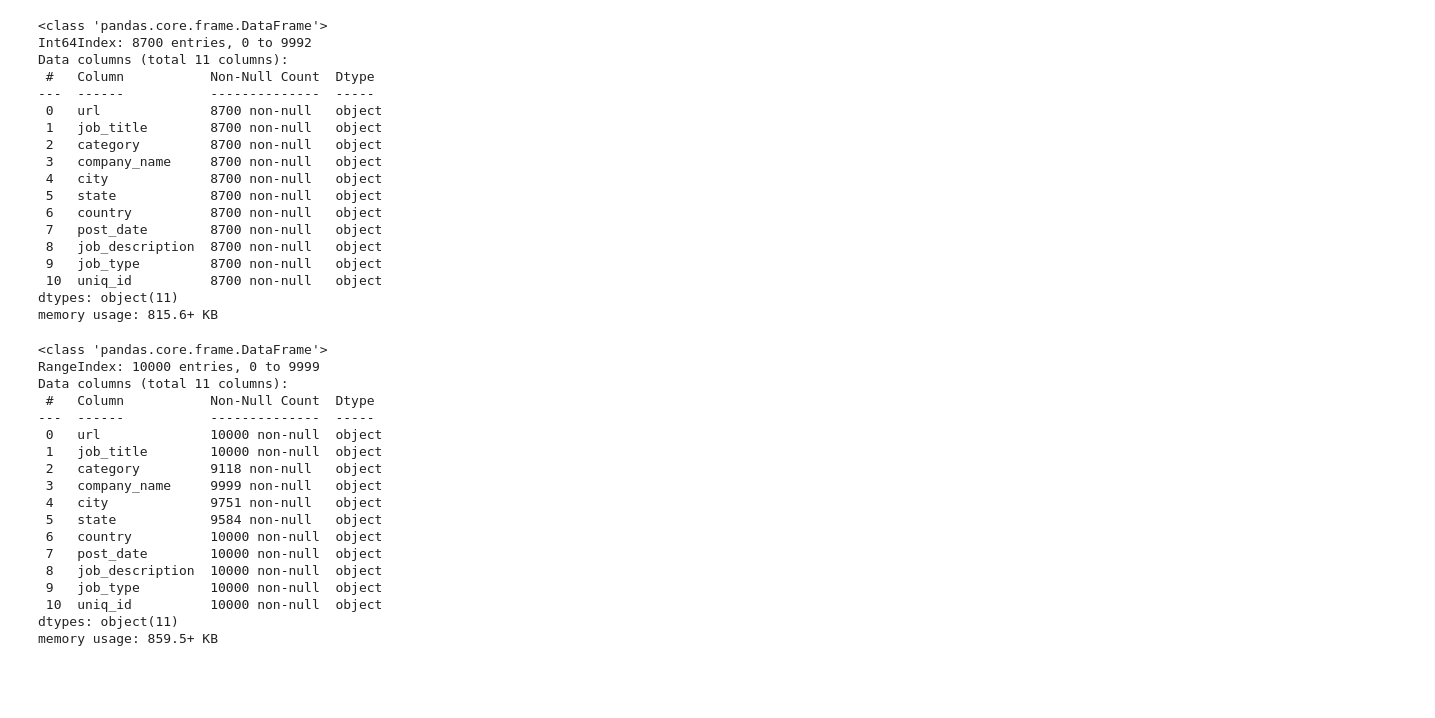
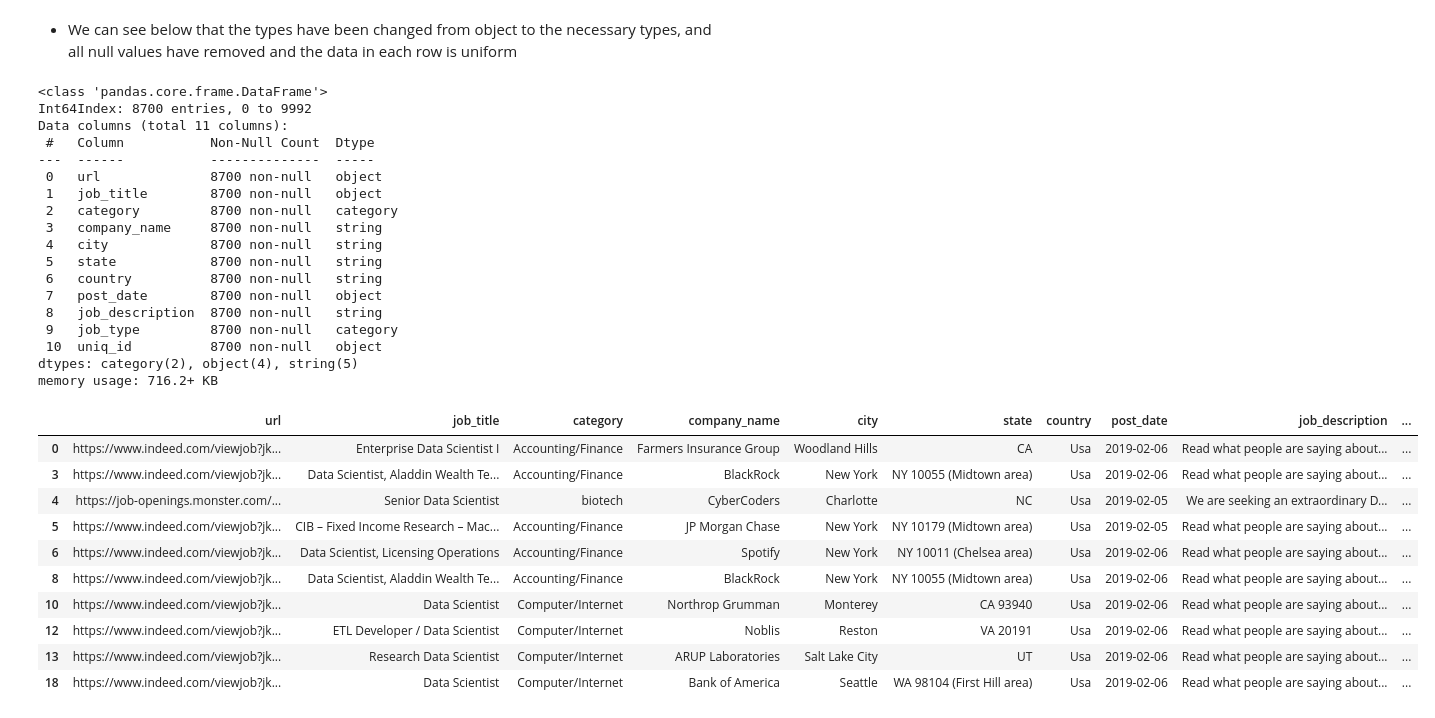
Before and after one commit to wendionwuakpa/jobpostingsproj, a Jupyter notebook: DS_3000_Project.ipynb, the cells around one changed output. Saved outputs shown, nothing was run; the diff lists cells and outputs as text; code cells hidden in the pictures; blank space fills up the shorter version.

```diff
--- a/DS_3000_Project.ipynb
+++ b/DS_3000_Project.ipynb
@@ -11,43 +28,32 @@ df = df.drop(columns  = drop_cols)
-# %%
-df = df.dropna(axis = 0, how = 'any', subset = None, inplace = False)
-df.info()
-# %% [output]
-<class 'pandas.core.frame.DataFrame'>
-Int64Index: 8700 entries, 0 to 9992
-Data columns (total 11 columns):
- #   Column           Non-Null Count  Dtype
----  ------           --------------  -----
- 0   url              8700 non-null   object
- 1   job_title        8700 non-null   object
- 2   category         8700 non-null   object
- 3   company_name     8700 non-null   object
- 4   city             8700 non-null   object
- 5   state            8700 non-null   object
- 6   country          8700 non-null   object
- 7   post_date        8700 non-null   object
- 8   job_description  8700 non-null   object
- 9   job_type         8700 non-null   object
- 10  uniq_id          8700 non-null   object
-dtypes: object(11)
-memory usage: 815.6+ KB
+# %%
+#change the types of the columns from object to necessary type
+df['category'] = df['category'].astype('category')
+df['company_name'] = df['company_name'].astype('string')
+df['city'] = df['city'].astype('string')
+df['state'] = df['state'].astype('string')
+df['country'] = df['country'].astype('string')
+df['job_type'] = df['job_type'].astype('category')
+df['job_description'] = df['job_description'].astype('string')
+# %% [markdown]
+- We can see below that the types have been changed from object to the necessary types, and all null values have removed and the data in each row is uniform
 # %%
 df.info()
 # %% [output]
 <class 'pandas.core.frame.DataFrame'>
-RangeIndex: 10000 entries, 0 to 9999
+Int64Index: 8700 entries, 0 to 9992
 Data columns (total 11 columns):
  #   Column           Non-Null Count  Dtype
 ---  ------           --------------  -----
- 0   url              10000 non-null  object
- 1   job_title        10000 non-null  object
- 2   category         9118 non-null   object
- 3   company_name     9999 non-null   object
- 4   city             9751 non-null   object
- 5   state            9584 non-null   object
- 6   country          10000 non-null  object
- 7   post_date        10000 non-null  object
- 8   job_description  10000 non-null  object
- 9   job_type         10000 non-null  object
- 10  uniq_id          10000 non-null  object
-dtypes: object(11)
-memory usage: 859.5+ KB
+ 0   url              8700 non-null   object
+ 1   job_title        8700 non-null   object
+ 2   category         8700 non-null   category
+ 3   company_name     8700 non-null   string
+ 4   city             8700 non-null   string
+ 5   state            8700 non-null   string
+ 6   country          8700 non-null   string
+ 7   post_date        8700 non-null   object
+ 8   job_description  8700 non-null   string
+ 9   job_type         8700 non-null   category
+ 10  uniq_id          8700 non-null   object
+dtypes: category(2), object(4), string(5)
+memory usage: 716.2+ KB
@@ -61,0 +60,14 @@ df['job_type'] = df['job_type'].astype('category')
+# %%
+df.head(10)
+# %% [output]
+|  | url | job_title | category | company_name | city | state | country | post_date | job_description | ... |
+| 0 | https://www.indeed.com/viewjob?jk... | Enterprise Data Scientist I | Accounting/Finance | Farmers Insurance Group | Woodland Hills | CA | Usa | 2019-02-06 | Read what people are saying about... | ... |
+| 3 | https://www.indeed.com/viewjob?jk... | Data Scientist, Aladdin Wealth Te... | Accounting/Finance | BlackRock | New York | NY 10055 (Midtown area) | Usa | 2019-02-06 | Read what people are saying about... | ... |
+| 4 | https://job-openings.monster.com/... | Senior Data Scientist | biotech | CyberCoders | Charlotte | NC | Usa | 2019-02-05 | We are seeking an extraordinary D... | ... |
+| 5 | https://www.indeed.com/viewjob?jk... | CIB – Fixed Income Research – Mac... | Accounting/Finance | JP Morgan Chase | New York | NY 10179 (Midtown area) | Usa | 2019-02-05 | Read what people are saying about... | ... |
+| 6 | https://www.indeed.com/viewjob?jk... | Data Scientist, Licensing Operations | Accounting/Finance | Spotify | New York | NY 10011 (Chelsea area) | Usa | 2019-02-06 | Read what people are saying about... | ... |
+| 8 | https://www.indeed.com/viewjob?jk... | Data Scientist, Aladdin Wealth Te... | Accounting/Finance | BlackRock | New York | NY 10055 (Midtown area) | Usa | 2019-02-06 | Read what people are saying about... | ... |
+| 10 | https://www.indeed.com/viewjob?jk... | Data Scientist | Computer/Internet | Northrop Grumman | Monterey | CA 93940 | Usa | 2019-02-06 | Read what people are saying about... | ... |
+| 12 | https://www.indeed.com/viewjob?jk... | ETL Developer / Data Scientist | Computer/Internet | Noblis | Reston | VA 20191 | Usa | 2019-02-06 | Read what people are saying about... | ... |
+| 13 | https://www.indeed.com/viewjob?jk... | Research Data Scientist | Computer/Internet | ARUP Laboratories | Salt Lake City | UT | Usa | 2019-02-06 | Read what people are saying about... | ... |
+| 18 | https://www.indeed.com/viewjob?jk... | Data Scientist | Computer/Internet | Bank of America | Seattle | WA 98104 (First Hill area) | Usa | 2019-02-06 | Read what people are saying about... | ... |
```
Also changed, not shown: parts of 27 cells of this notebook.
